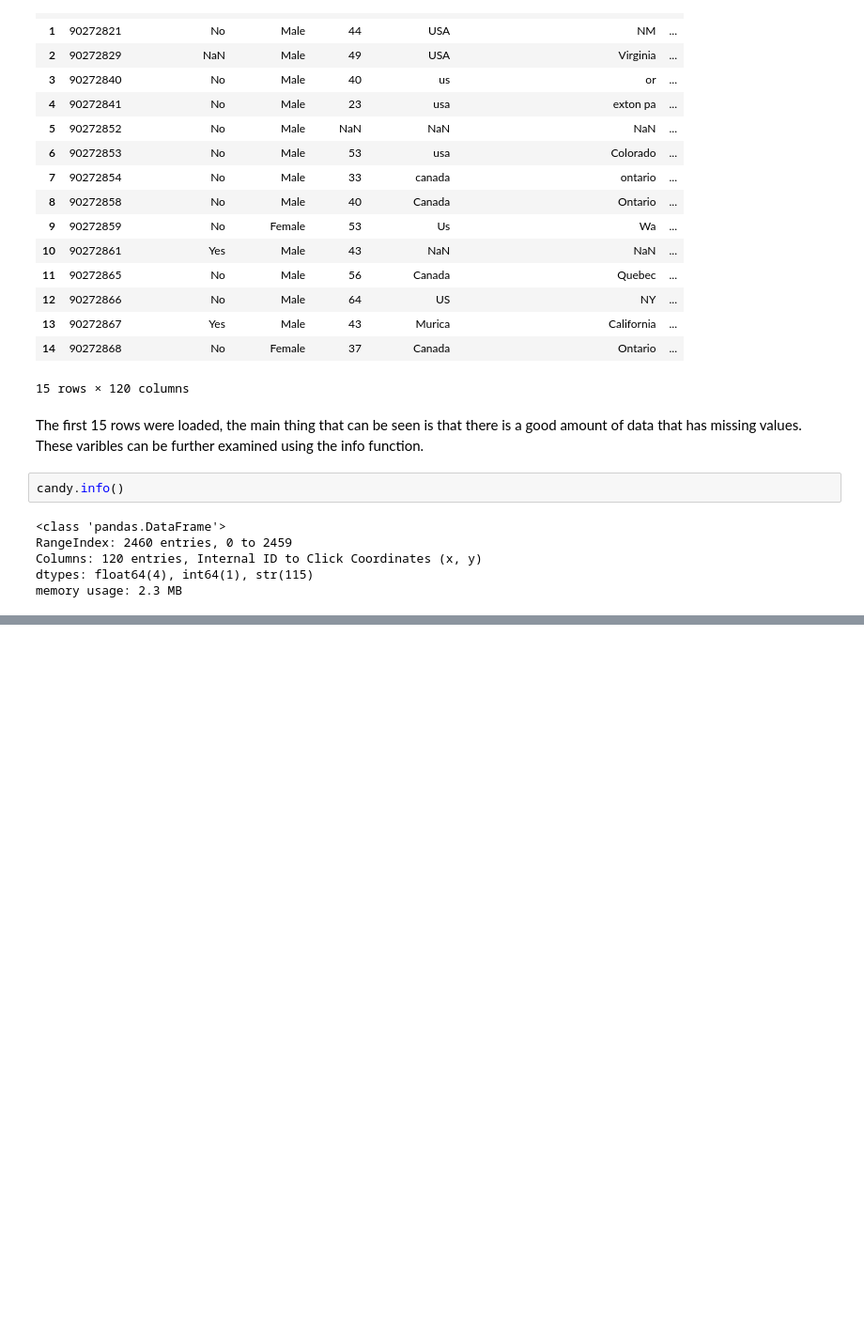
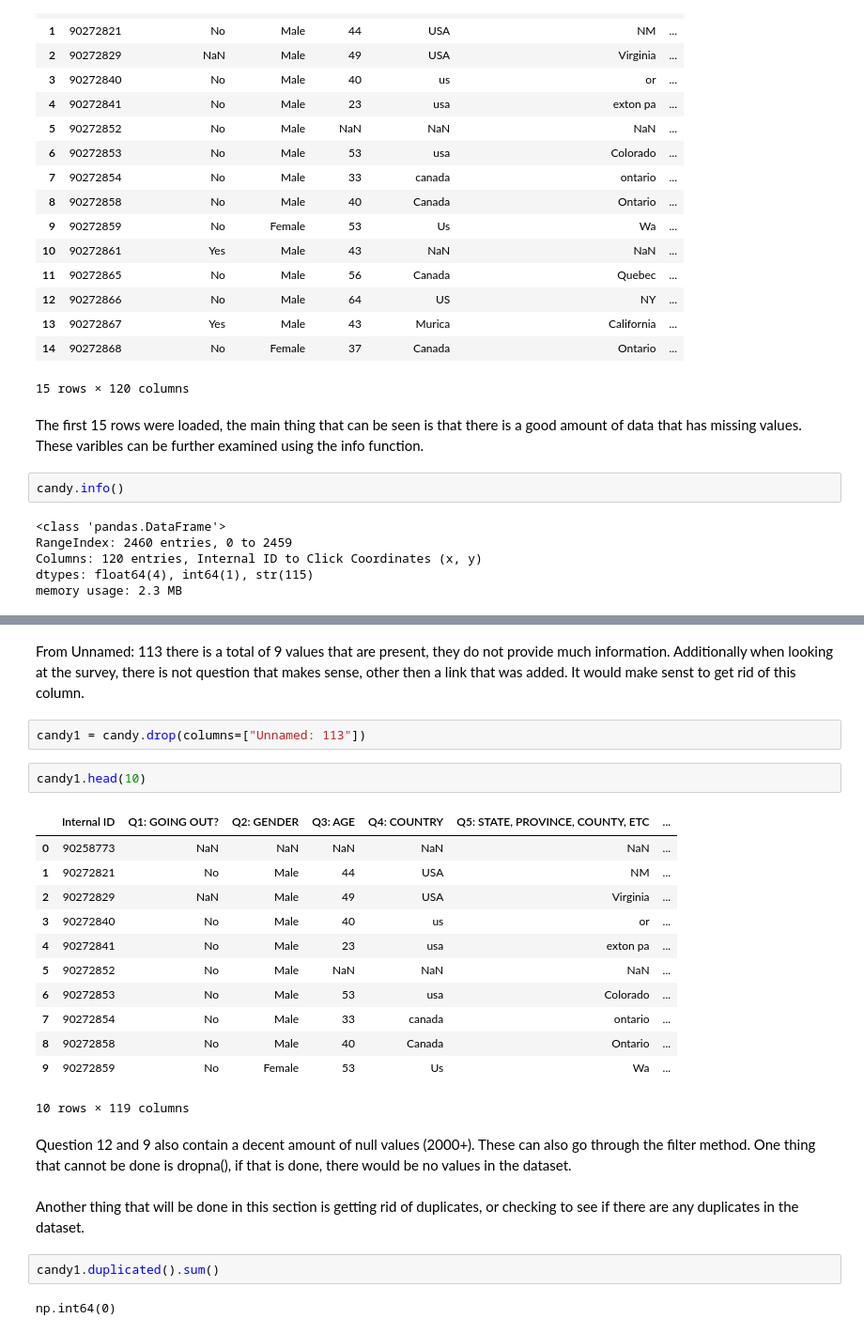
Before and after one commit to ro-rro/Data-Preparation, a Jupyter notebook: Weeks 7 & 8 Exercise .ipynb, the cells around one changed output, grey strips where cells are left out. Shown at 94% size. Drawn from its saved outputs; the diff is of its cells as text; blank space fills up the shorter version.

```diff
--- a/Weeks 7 & 8 Exercise .ipynb
+++ b/Weeks 7 & 8 Exercise .ipynb
@@ -46,0 +84,27 @@ One interesting thing about this dataset is that there are 120 columns/varibles.
+# %% [markdown]
+From Unnamed: 113 there is a total of 9 values that are present, they do not provide much information. Additionally when looking at the survey, there is not question that makes sense, other then a link that was added. It would make senst to get rid of this column.
+# %%
+candy1 = candy.drop(columns=["Unnamed: 113"])
+# %%
+candy1.head(10)
+# %% [output]
+|  | Internal ID | Q1: GOING OUT? | Q2: GENDER | Q3: AGE | Q4: COUNTRY | Q5: STATE, PROVINCE, COUNTY, ETC | ... |
+| 0 | 90258773 | NaN | NaN | NaN | NaN | NaN | ... |
+| 1 | 90272821 | No | Male | 44 | USA | NM | ... |
+| 2 | 90272829 | NaN | Male | 49 | USA | Virginia | ... |
+| 3 | 90272840 | No | Male | 40 | us | or | ... |
+| 4 | 90272841 | No | Male | 23 | usa | exton pa | ... |
+| 5 | 90272852 | No | Male | NaN | NaN | NaN | ... |
+| 6 | 90272853 | No | Male | 53 | usa | Colorado | ... |
+| 7 | 90272854 | No | Male | 33 | canada | ontario | ... |
+| 8 | 90272858 | No | Male | 40 | Canada | Ontario | ... |
+| 9 | 90272859 | No | Female | 53 | Us | Wa | ... |
+10 rows × 119 columns
+# %% [markdown]
+Question 12 and 9 also contain a decent amount of null values (2000+). These can also go through the filter method. One thing that cannot be done is dropna(), if that is done, there would be no values in the dataset.
+# %% [markdown]
+Another thing that will be done in this section is getting rid of duplicates, or checking to see if there are any duplicates in the dataset.
+# %%
+candy1.duplicated().sum()
+# %% [output]
+np.int64(0)
```
Also changed, not shown: parts of 20 cells of this notebook.
